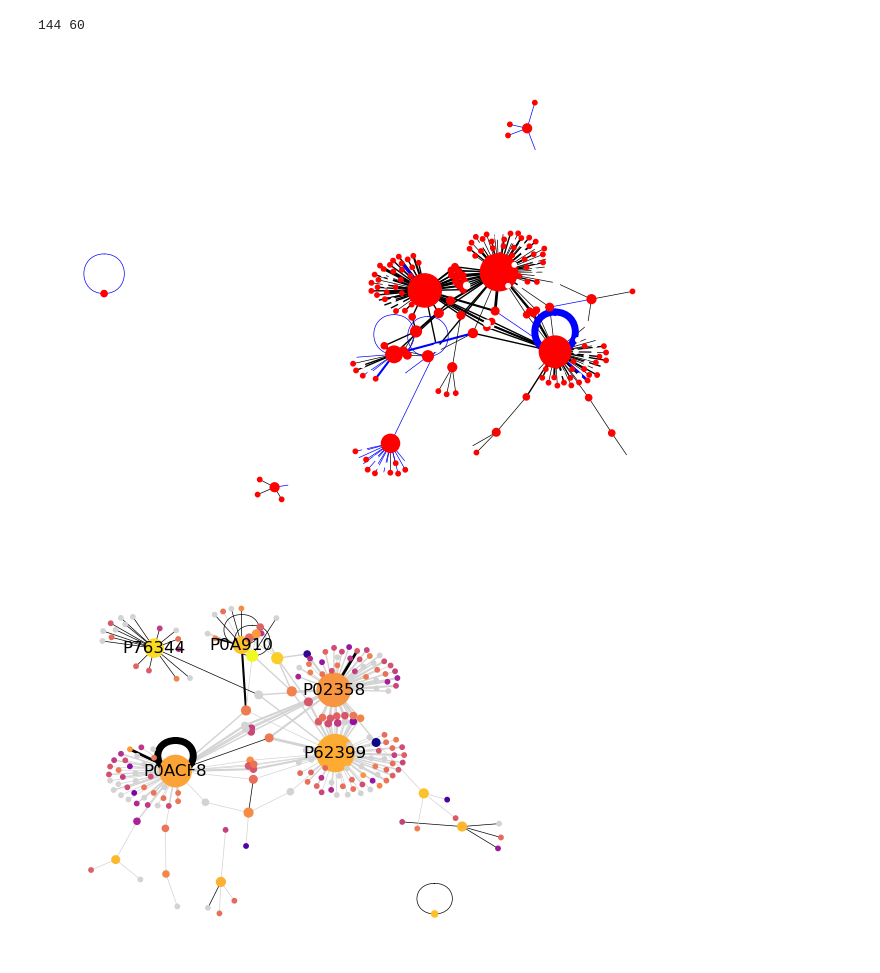
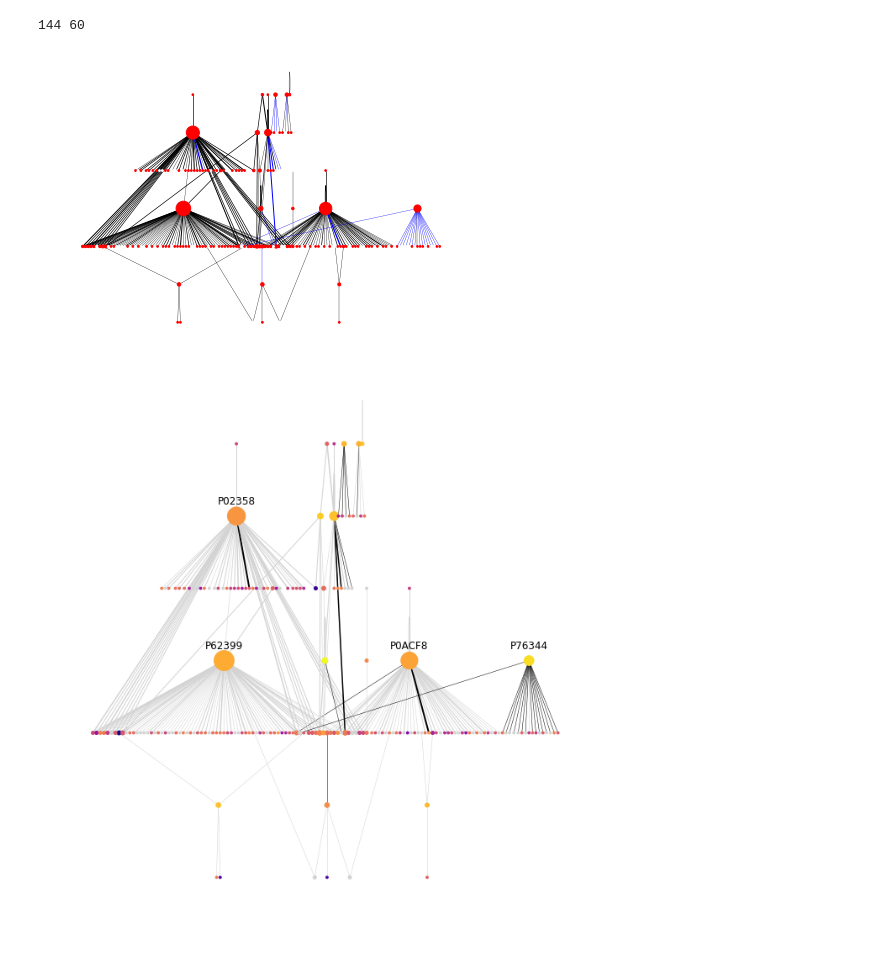
Before and after one commit to gnoiret/VDB_jupyter, a Jupyter notebook: exercices/TP5.ipynb, the cells around one changed output. Cells and saved outputs as stored; diff of their text form; code cells hidden in the pictures.

```diff
--- a/exercices/TP5.ipynb
+++ b/exercices/TP5.ipynb
@@ -246,23 +245,25 @@ print(n_in, n_out)
 # %%
 # >= 0 : rouge
 # -999 < x < 0
 # <= -999 : gris
 
 # ['red' if get_tcl_abundance(node) > -99 else 'blue' for node in G.nodes]
 
 abundances = [get_tcl_abundance(node) for node in G.nodes]
 col = ['red' if abundance > -999 else 'white' for abundance in abundances]
 
-nx.draw(G, pos, with_labels=False,
+nx.draw(G,
+        pos=nx.nx_agraph.graphviz_layout(G, prog='dot'),
+        with_labels=False,
         node_color=col,
-        node_size=[d[1]*10 for d in G.degree()],
-        width=[G.get_edge_data(*e)['count']/2 for e in G.edges],
+        node_size=[d[1]*3 for d in G.degree()],
+        width=[G.get_edge_data(*e)['count']/3 for e in G.edges],
         edge_color=['blue' if G.get_edge_data(*e)['physical'] > 0 else 'black' for e in G.edges]
 )
 
 # 204 noeuds, 60 pas dans l'expérience TCL
 # %% [output]
-[figure, old version]
+[figure, new version]
 # %%
 # MITAB : 14 abondantes
 # %%
@@ -281,18 +282,33 @@ colors = [scalarMap.to_rgba(ab) for ab in abundances]
 
 labels = {}
 for node in G.nodes:
-    labels[node] = node if G.degree[node] > 10 else ''
+    labels[node] = node if G.degree[node] > 15 else ''
 
-pos = nx.spring_layout(G, k=0.15)
-nx.draw_networkx_labels(G, pos, labels)
-nx.draw(G, pos, with_labels=False,
+# graphviz_layout prog : dot, neato, fdp, sfdp, circo, twopi
+
+fig, ax = plt.subplots(figsize=(12,12))
+pos = nx.nx_agraph.graphviz_layout(G, prog='dot')
+
+pos2 = dict(pos)
+for node in pos2:
+    pos2[node] = pos2[node][0], pos2[node][1] + 15
+
+nx.draw_networkx_labels(G, pos2, labels)
+nx.draw(G,
+        pos,
+        with_labels=False,
         node_color=[colors[i] if abundances[i] > -999 else 'lightgrey' for i in range(len(abundances))],
-        node_size=[d[1]*10 for d in G.degree()],
+        node_size=[d[1]*8 for d in G.degree()],
         width=[G.get_edge_data(*e)['count']/2 for e in G.edges],
         edge_color=['black' if G.get_edge_data(*e)['physical'] > 0 else 'lightgrey' for e in G.edges]
 )
+
+plt.savefig('Graph.png', format='png')
+plt.savefig('Graph.svg', format='svg')
+
+plt.show()
 # %% [output]
-[figure, old version]
+[figure, new version]
 # %%
 # GO_node_1 = o._bk.BP.getByName('ion transport')
 # GO_node_2 = o._bk.BP.getById('GO:0006811')
```
Also changed, not shown: parts of 7 cells of this notebook, 5 other files.
